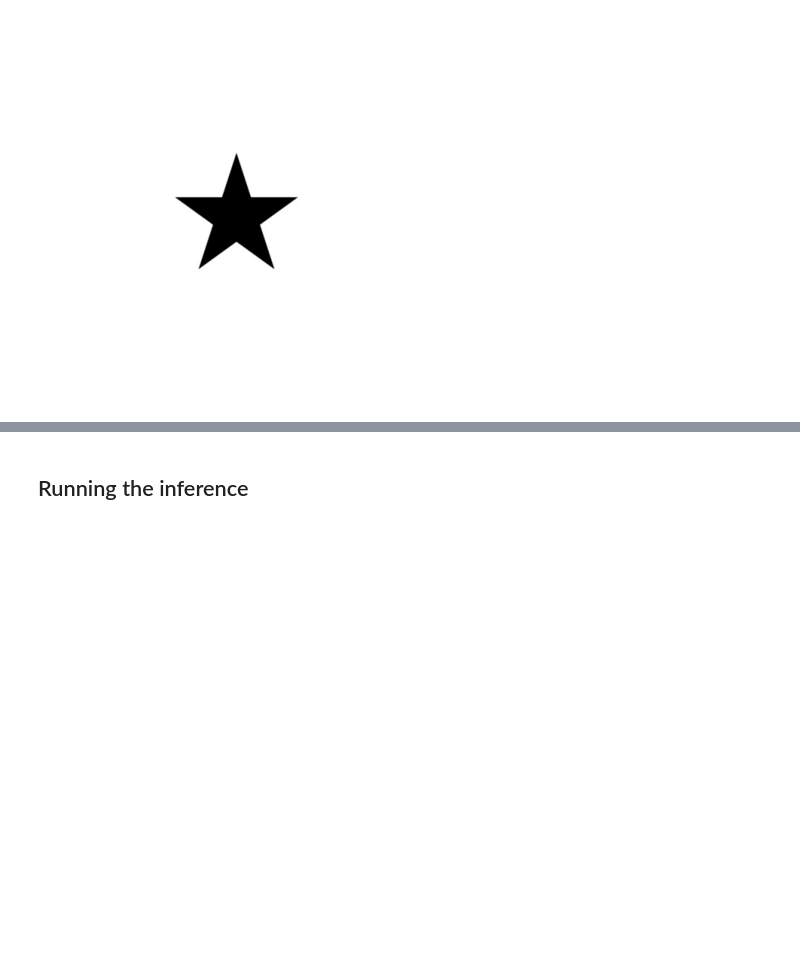
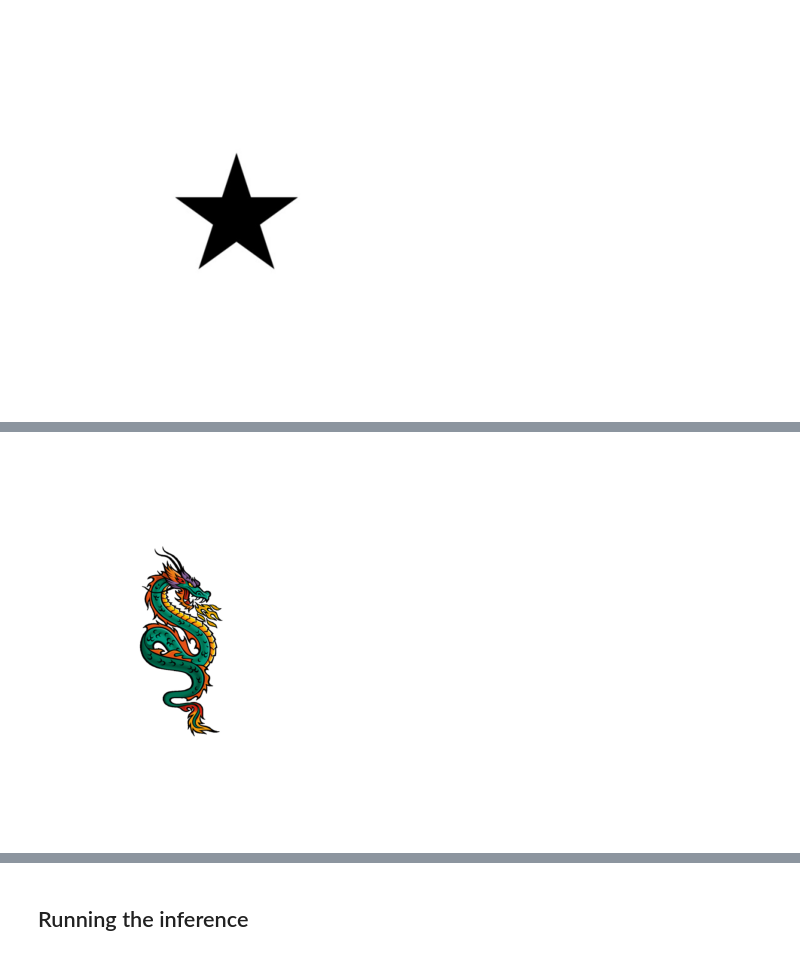
Before and after one commit to 101Viper777/keypoint-Inference, a Jupyter notebook: showcase.ipynb, the cells around one changed output, grey strips where cells are left out. Drawn from its saved outputs; the diff is of its cells as text; code cells hidden in the pictures; blank space fills up the shorter version.

```diff
--- a/showcase.ipynb
+++ b/showcase.ipynb
@@ -254,0 +388,26 @@ Star = np.where(resized_image > threshold, 0., 1.)
+# %%
+from PIL import Image
+import matplotlib.pyplot as plt
+
+# Load the tattoo image
+tattoo_image = Image.open("PDragon.png")
+
+# Define the desired width and height
+width = 500  # Change these values for your preferred size
+height = 400
+
+# Calculate the aspect ratio of the original image
+aspect_ratio = tattoo_image.width / tattoo_image.height
+
+# Calculate the new height based on the aspect ratio
+new_height = int(width / aspect_ratio)
+
+# Resize the image while maintaining the aspect ratio
+scaled_tattoo = tattoo_image.resize((width, new_height))
+
+# Display the resized image
+plt.imshow(scaled_tattoo)
+plt.axis('off')
+plt.show()
+# %% [output]
+[figure, added]
```
Also changed, not shown: parts of 24 cells of this notebook, 8 other files.
